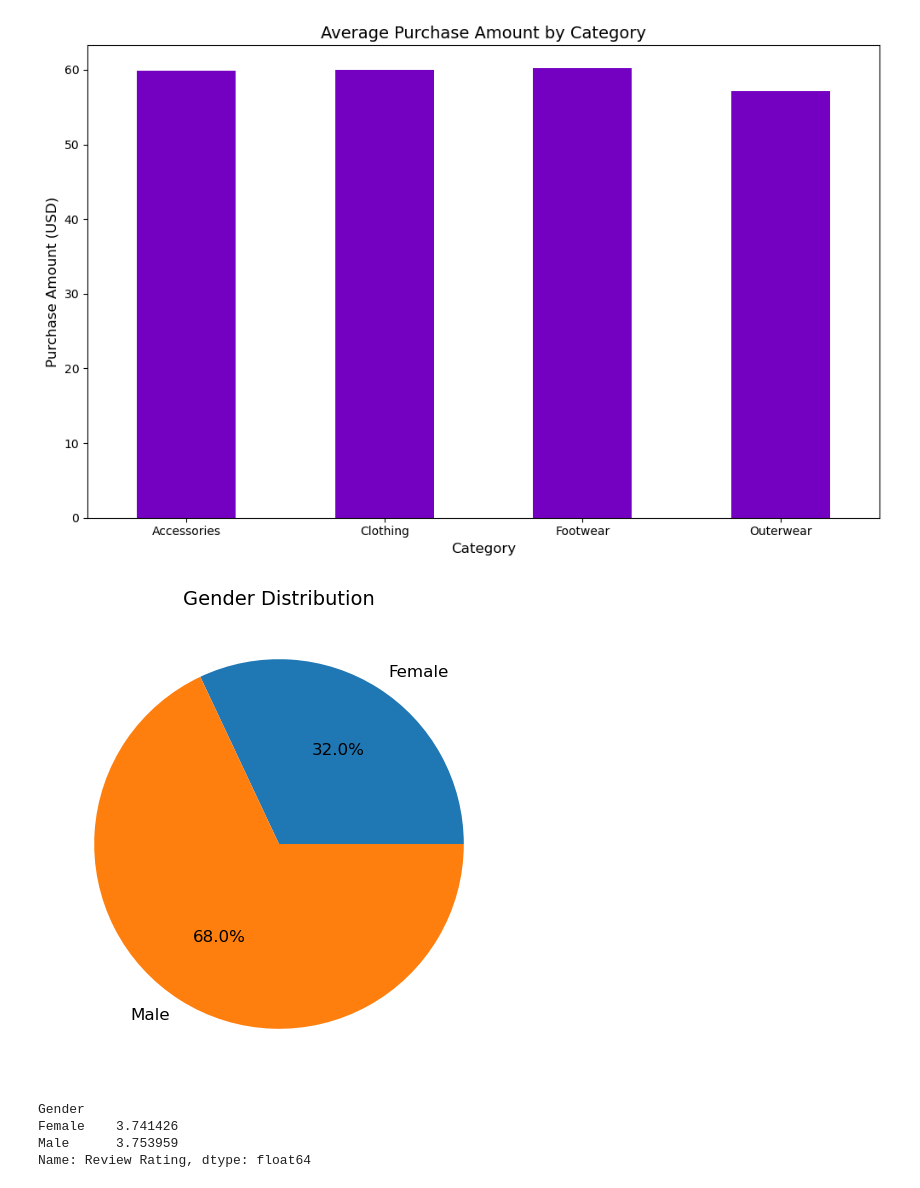
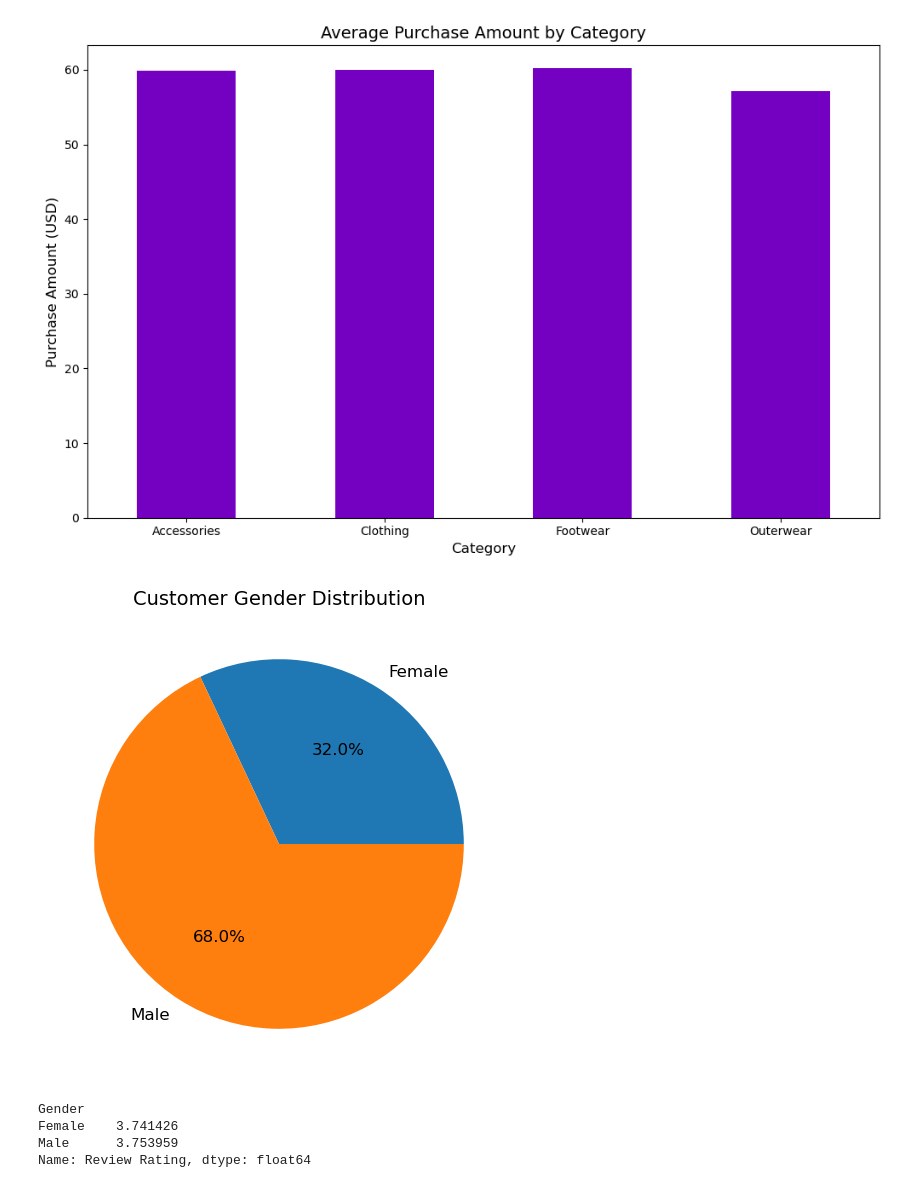
Before and after one commit to dsyrjanen/Project-1, a Jupyter notebook: shopping_trends.ipynb, the cells around one changed output. Cells and saved outputs as stored; diff of their text form; code cells hidden in the pictures.

```diff
--- a/shopping_trends.ipynb
+++ b/shopping_trends.ipynb
@@ -268,13 +268,13 @@ Name: Purchase Amount (USD), dtype: float64
 # %%
 #percetnage of gender shopping
 df_reset = shopping_trends_data.reset_index()
 gender_percent= df_reset.groupby("Gender")["Customer ID"].nunique()
 gender_percent.plot(kind = 'pie', autopct = '%1.1f%%', figsize=(6,6), textprops={'fontsize': 12})
 plt.ylabel('')
-plt.title('Gender Distribution', fontsize=14)
+plt.title('Customer Gender Distribution', fontsize=14)
 plt.show()
 # %% [output]
-[figure, old version]
+[figure, new version]
 # %%
 #Compare Gender and Review Rating
 gender_vs_rating = shopping_trends_data.groupby('Gender')['Review Rating'].mean()
```
Also changed, not shown: parts of 2 cells of this notebook.
